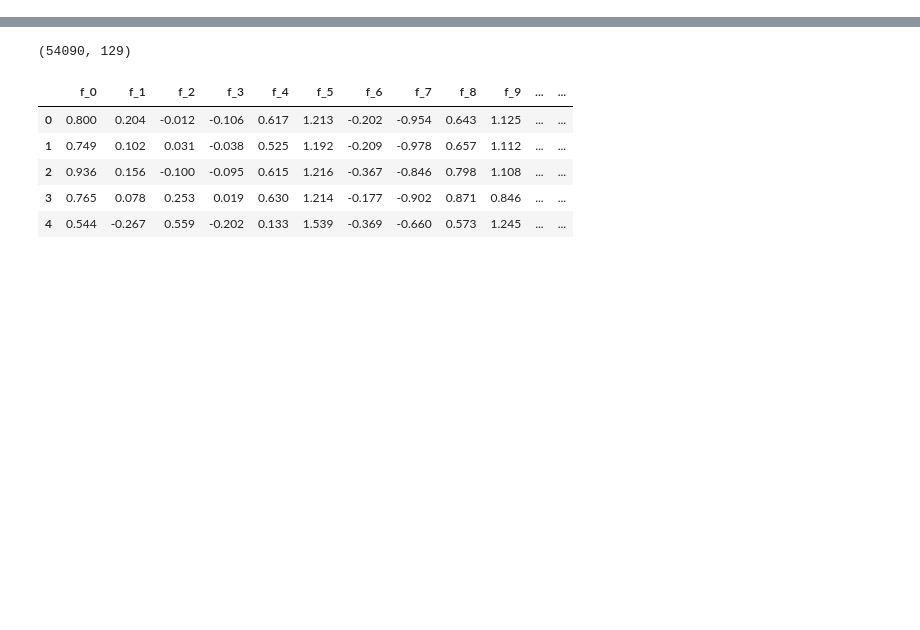
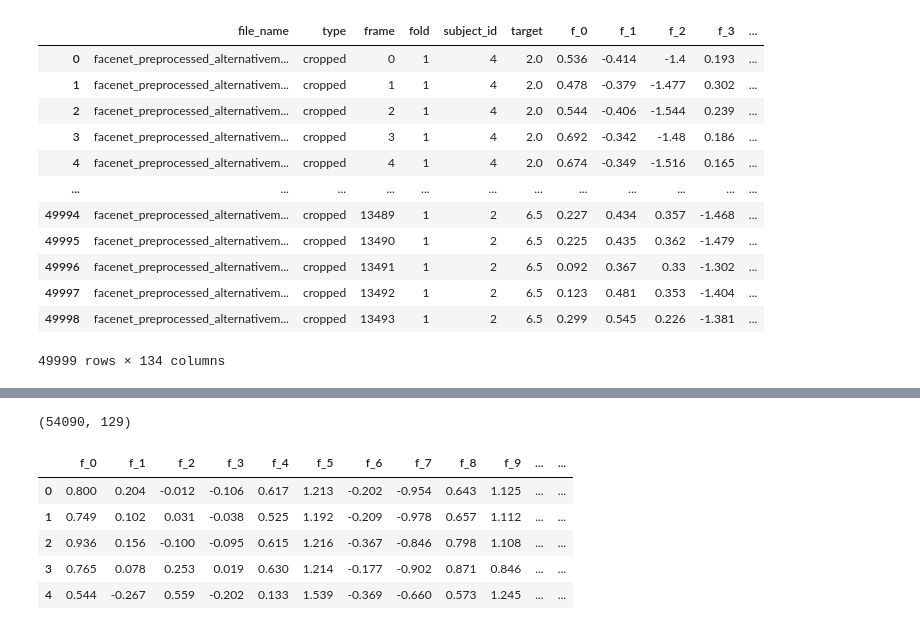
Before and after one commit to Roobahist/fatigue-detection, a Jupyter notebook: experiments/e7/temp.ipynb, the cells around one changed output, grey strips where cells are left out. Saved outputs shown, nothing was run; the diff lists cells and outputs as text; code cells hidden in the pictures; blank space fills up the shorter version.

```diff
--- a/experiments/e7/temp.ipynb
+++ b/experiments/e7/temp.ipynb
@@ -0,0 +35,16 @@
+# %%
+preprocessed_data
+# %% [output]
+|  | file_name | type | frame | fold | subject_id | target | f_0 | f_1 | f_2 | f_3 | ... |
+| 0 | facenet_preprocessed_alternativem... | cropped | 0 | 1 | 4 | 2.0 | 0.536 | -0.414 | -1.4 | 0.193 | ... |
+| 1 | facenet_preprocessed_alternativem... | cropped | 1 | 1 | 4 | 2.0 | 0.478 | -0.379 | -1.477 | 0.302 | ... |
+| 2 | facenet_preprocessed_alternativem... | cropped | 2 | 1 | 4 | 2.0 | 0.544 | -0.406 | -1.544 | 0.239 | ... |
+| 3 | facenet_preprocessed_alternativem... | cropped | 3 | 1 | 4 | 2.0 | 0.692 | -0.342 | -1.48 | 0.186 | ... |
+| 4 | facenet_preprocessed_alternativem... | cropped | 4 | 1 | 4 | 2.0 | 0.674 | -0.349 | -1.516 | 0.165 | ... |
+| ... | ... | ... | ... | ... | ... | ... | ... | ... | ... | ... | ... |
+| 49994 | facenet_preprocessed_alternativem... | cropped | 13489 | 1 | 2 | 6.5 | 0.227 | 0.434 | 0.357 | -1.468 | ... |
+| 49995 | facenet_preprocessed_alternativem... | cropped | 13490 | 1 | 2 | 6.5 | 0.225 | 0.435 | 0.362 | -1.479 | ... |
+| 49996 | facenet_preprocessed_alternativem... | cropped | 13491 | 1 | 2 | 6.5 | 0.092 | 0.367 | 0.33 | -1.302 | ... |
+| 49997 | facenet_preprocessed_alternativem... | cropped | 13492 | 1 | 2 | 6.5 | 0.123 | 0.481 | 0.353 | -1.404 | ... |
+| 49998 | facenet_preprocessed_alternativem... | cropped | 13493 | 1 | 2 | 6.5 | 0.299 | 0.545 | 0.226 | -1.381 | ... |
+49999 rows × 134 columns
```
Also changed, not shown: parts of 11 cells of this notebook.
